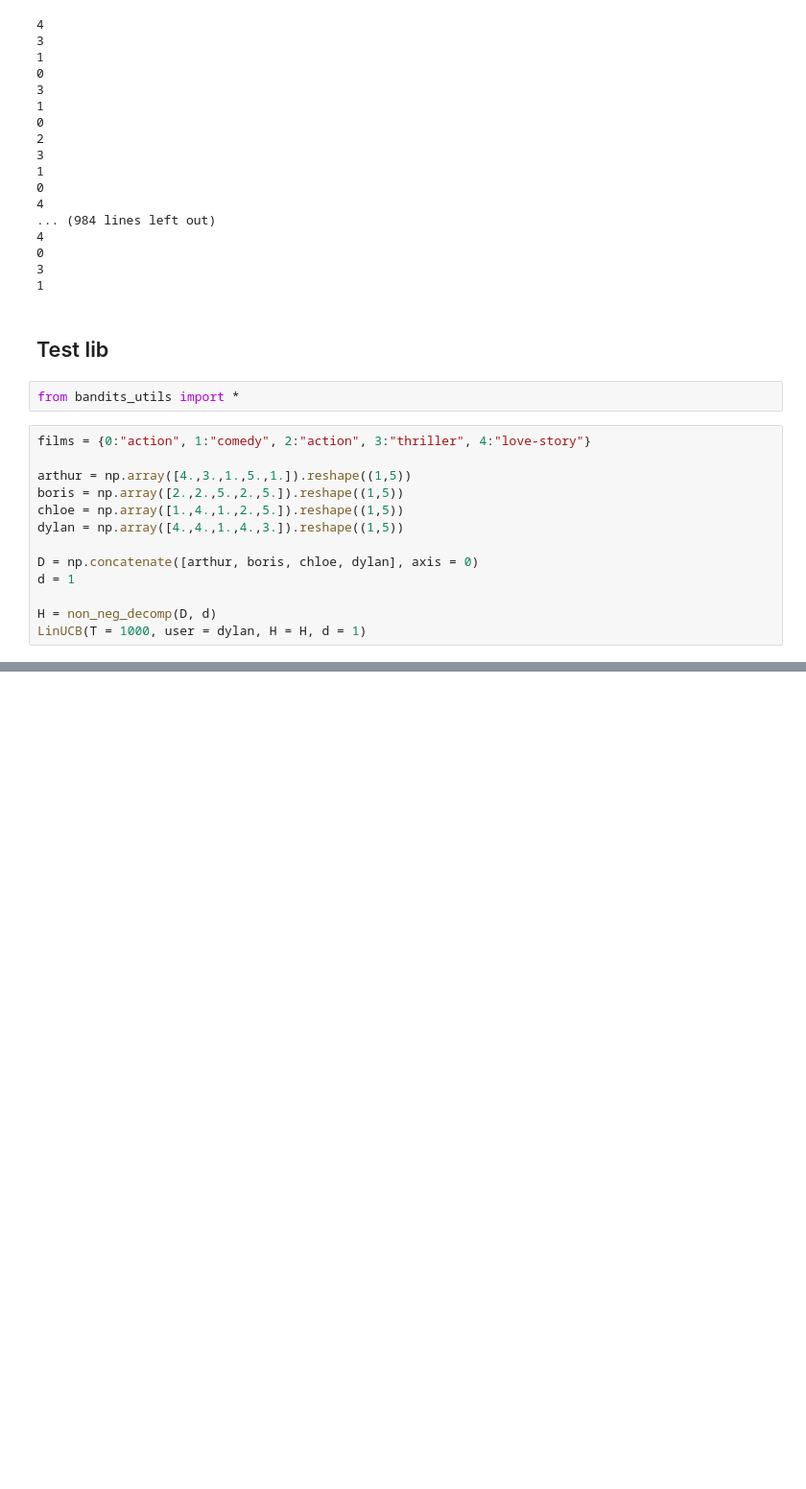
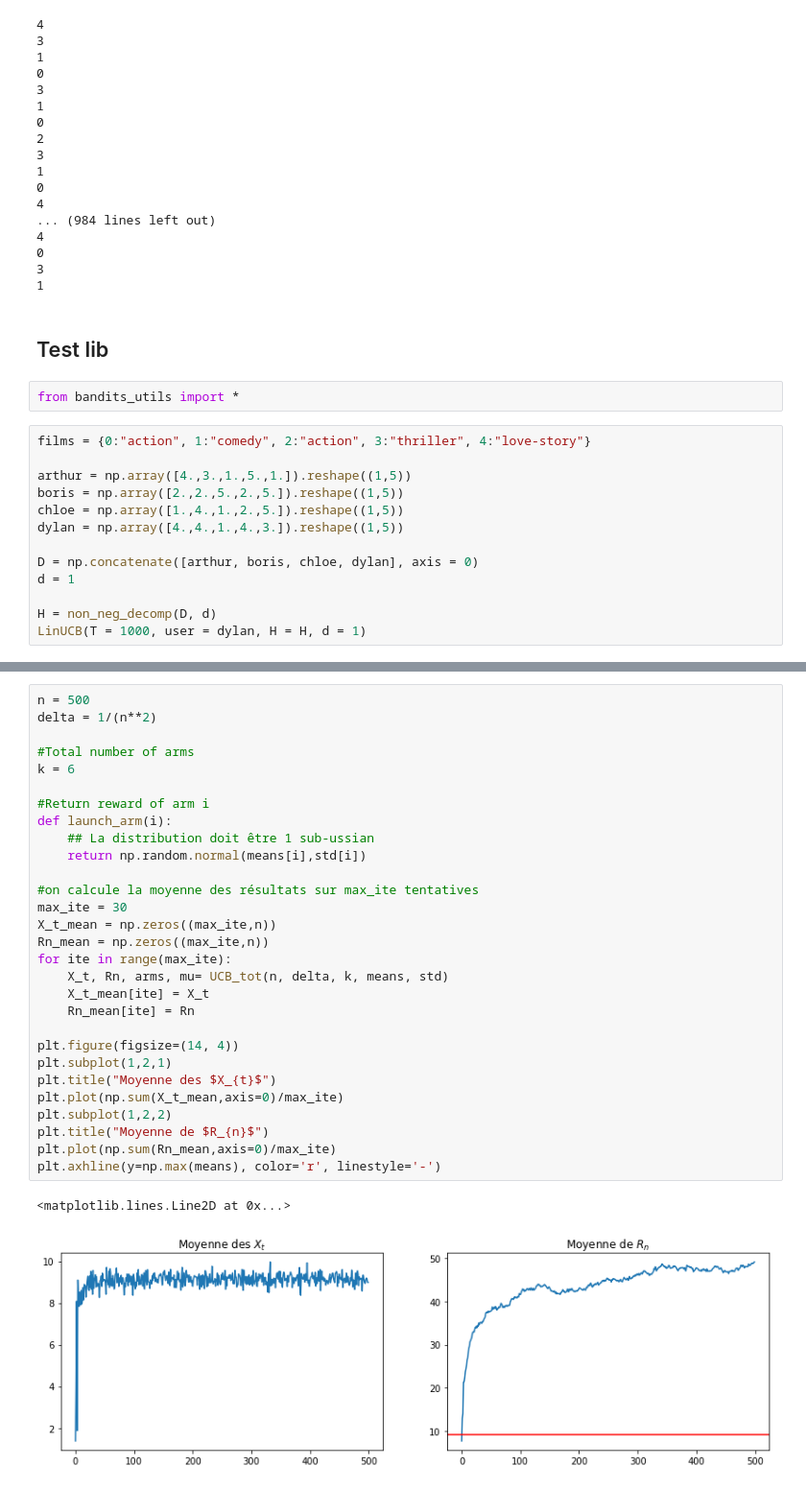
Before and after one commit to hassan-el-mansouri-khoudari/linear-bandits-movie-recommender, a Jupyter notebook: ucb_notebook.ipynb, the cells around one changed output, grey strips where cells are left out. Shown: that part at 96% size. Cells and saved outputs as stored; diff of their text form; blank space fills up the shorter version.

```diff
--- a/ucb_notebook.ipynb
+++ b/ucb_notebook.ipynb
@@ -250,0 +292,32 @@ H.shape
+# %%
+n = 500
+delta = 1/(n**2)
+
+#Total number of arms
+k = 6
+
+#Return reward of arm i
+def launch_arm(i):
+    ## La distribution doit être 1 sub-ussian
+    return np.random.normal(means[i],std[i])
+
+#on calcule la moyenne des résultats sur max_ite tentatives
+max_ite = 30
+X_t_mean = np.zeros((max_ite,n))
+Rn_mean = np.zeros((max_ite,n))
+for ite in range(max_ite):
+    X_t, Rn, arms, mu= UCB_tot(n, delta, k, means, std)
+    X_t_mean[ite] = X_t
+    Rn_mean[ite] = Rn
+
+plt.figure(figsize=(14, 4))
+plt.subplot(1,2,1)
+plt.title("Moyenne des $X_{t}$")
+plt.plot(np.sum(X_t_mean,axis=0)/max_ite)
+plt.subplot(1,2,2)
+plt.title("Moyenne de $R_{n}$")
+plt.plot(np.sum(Rn_mean,axis=0)/max_ite)
+plt.axhline(y=np.max(means), color='r', linestyle='-')
+# %% [output]
+<matplotlib.lines.Line2D at 0x...>
+[figure, added]
```
Also changed, not shown: parts of 7 cells of this notebook.
